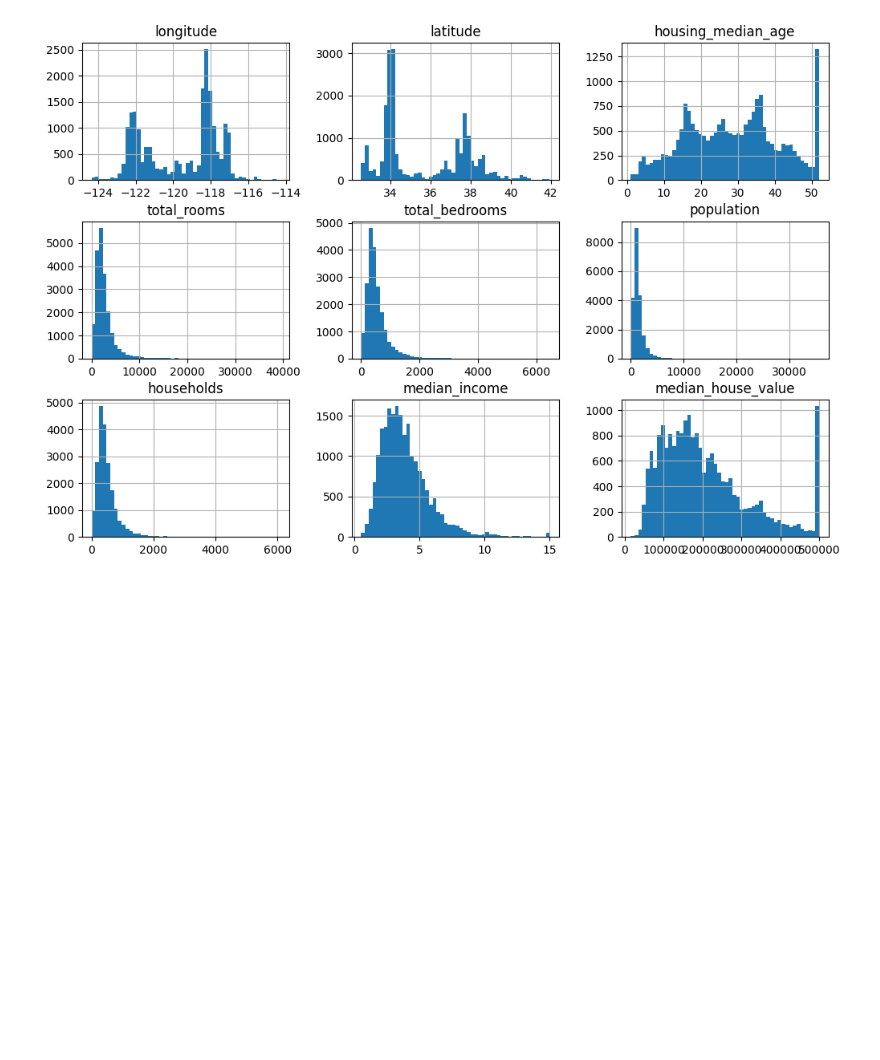
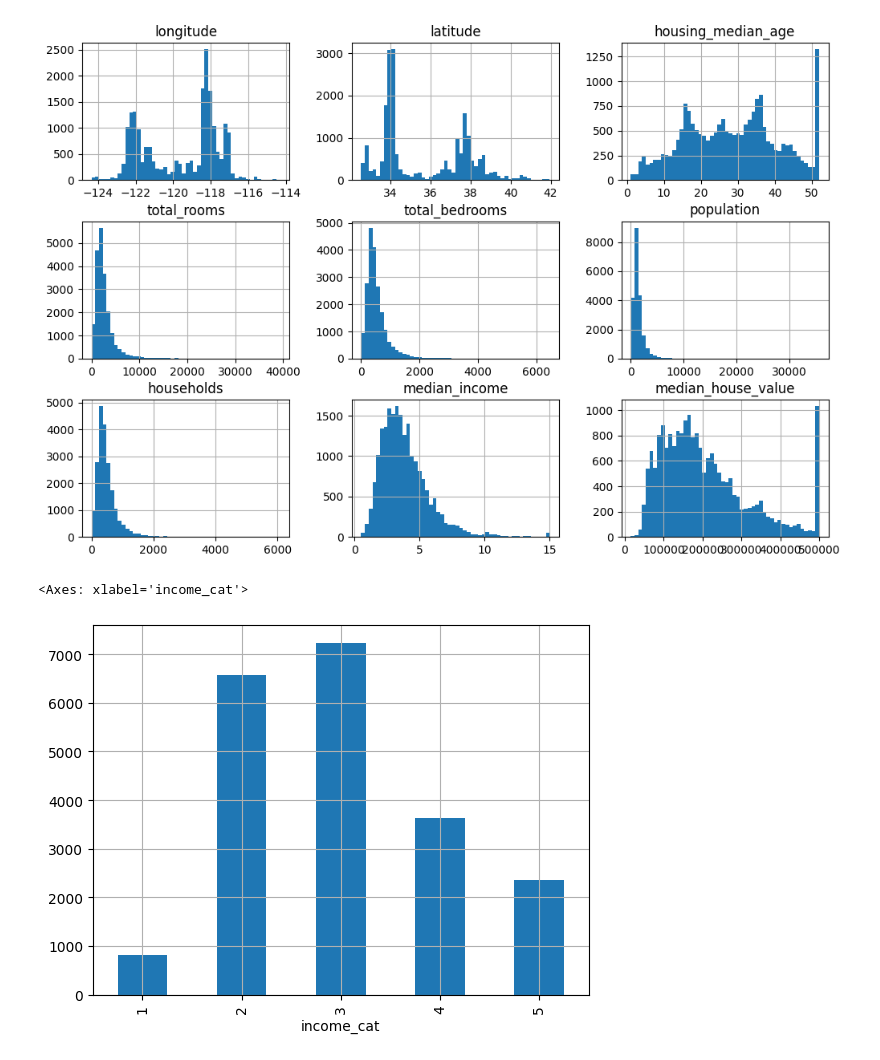
Before and after one commit to sgimres/house_price_prediction, a Jupyter notebook: main.ipynb, the cells around one changed output. Drawn from its saved outputs; the diff is of its cells as text; code cells hidden in the pictures; blank space fills up the shorter version.

```diff
--- a/main.ipynb
+++ b/main.ipynb
@@ -57,3 +58,15 @@ array([[<Axes: title={'center': 'longitude'}>,
         <Axes: title={'center': 'median_income'}>,
         <Axes: title={'center': 'median_house_value'}>]], dtype=object)
 [figure]
+# %%
+housing_full['income_cat'] = pd.cut(
+    housing_full['median_income'],
+    bins=[0., 1.5, 3.0, 4.5, 6, np.inf],
+    labels=[1,2,3,4,5]
+)
+# %%
+cat_counts = housing_full['income_cat'].value_counts().sort_index()
+cat_counts.plot(kind='bar', grid=True)
+# %% [output]
+<Axes: xlabel='income_cat'>
+[figure, added]
```
Also changed, not shown: parts of 7 cells of this notebook.
